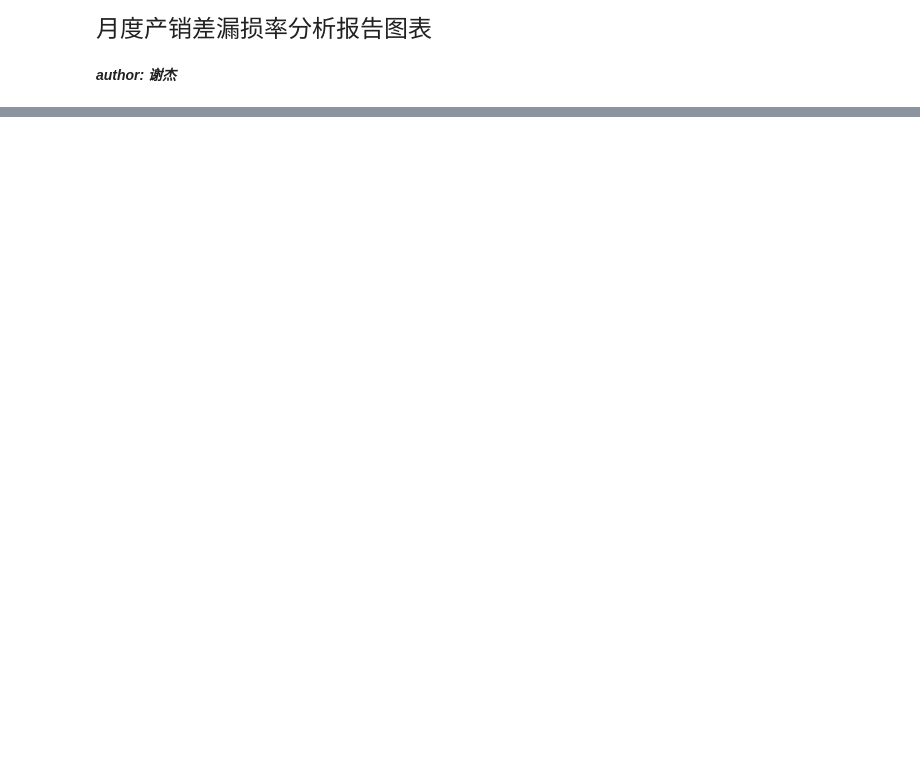
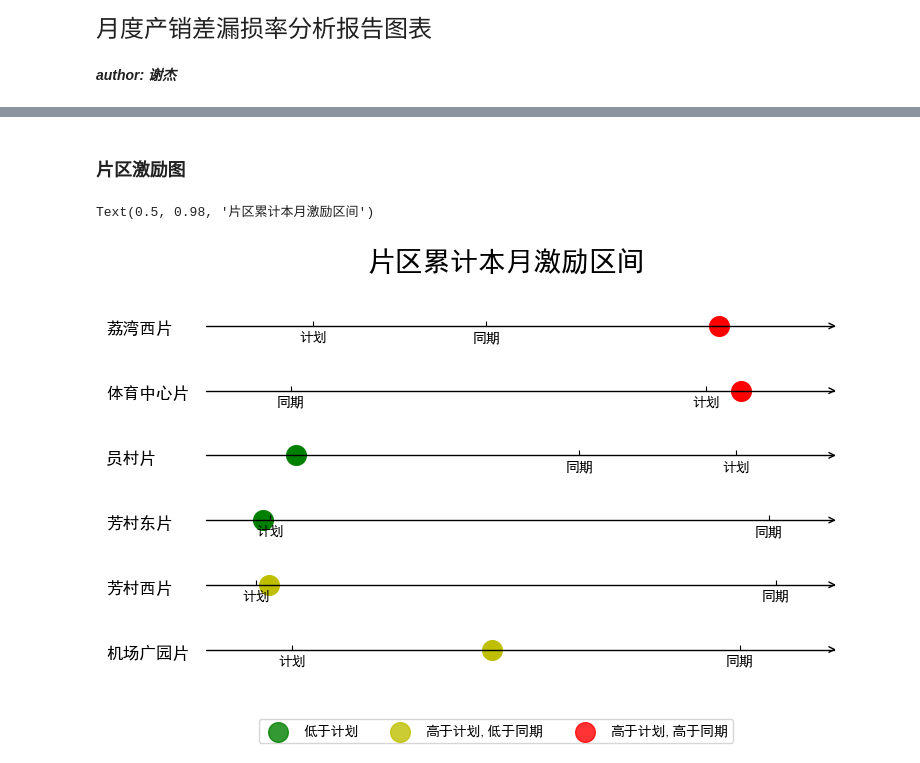
Before and after one commit to jayaston/mypyworks, a Jupyter notebook: jupyter文件/月度产销差漏损率分析报告图表.ipynb, the cells around one changed output, grey strips where cells are left out. Drawn from its saved outputs; the diff is of its cells as text; code cells hidden in the pictures; blank space fills up the shorter version.

```diff
--- a/jupyter文件/月度产销差漏损率分析报告图表.ipynb
+++ b/jupyter文件/月度产销差漏损率分析报告图表.ipynb
@@ -89,0 +275,2 @@ sns.displot(data=penguins, x="flipper_length_mm", hue="species", col="species")
+# %% [markdown]
+### 片区激励图
@@ -90,3 +298,36 @@ sns.displot(data=penguins, x="flipper_length_mm", hue="species", col="species")
+# %%
+import mpl_toolkits.axisartist as axisartist
+fig = plt.figure(figsize=(8,5),dpi=100)
+
+ax1 = axisartist.Subplot(fig, 611)
+ax2 = axisartist.Subplot(fig, 612)
+ax3 = axisartist.Subplot(fig, 613)
+ax4 = axisartist.Subplot(fig, 614)
+ax5 = axisartist.Subplot(fig, 615)
+ax6 = axisartist.Subplot(fig, 616)
+
+axes = [ax1,ax2,ax3,ax4,ax5,ax6]
+
+for a,i in zip(axes,range(6)):
+    fig.add_axes(a)
+    fig.text(0,0.81-0.13*i,pianqu[i],fontsize=12)
+    a.axis[:].set_visible(False)
+    a.axis["x"] = a.new_floating_axis(0,0)
+    a.axis["x"].set_axisline_style("->", size = 1.0),
+    a.scatter(x=shiji[i],y=0,s=200,c=col[i])
+    a.set(xticks=[jihua[i],tongqi[i]],
+      xticklabels=['计划','同期'],
+      xlim=[min(shiji[i],jihua[i],tongqi[i])-0.01,max(shiji[i],jihua[i],tongqi[i])+0.01])
+
+for col,explain in zip(['g', 'y', 'r'],['低于计划', '高于计划,低于同期','高于计划,高于同期']):
+    ax1.scatter([], [], c=col, alpha=0.8,s=200,
+                label=explain)
+fig.legend(loc="center", bbox_to_anchor=(0.5,0.03),ncol=3,labelspacing=3)
+
+fig.suptitle("片区累计本月激励区间",fontsize=20)
+# %% [output]
+Text(0.5, 0.98, '片区累计本月激励区间')
+[figure, added]
 # %%
 import pyecharts
 print(pyecharts.__version__)
```
Also changed, not shown: parts of 27 cells of this notebook, 4 other files.
